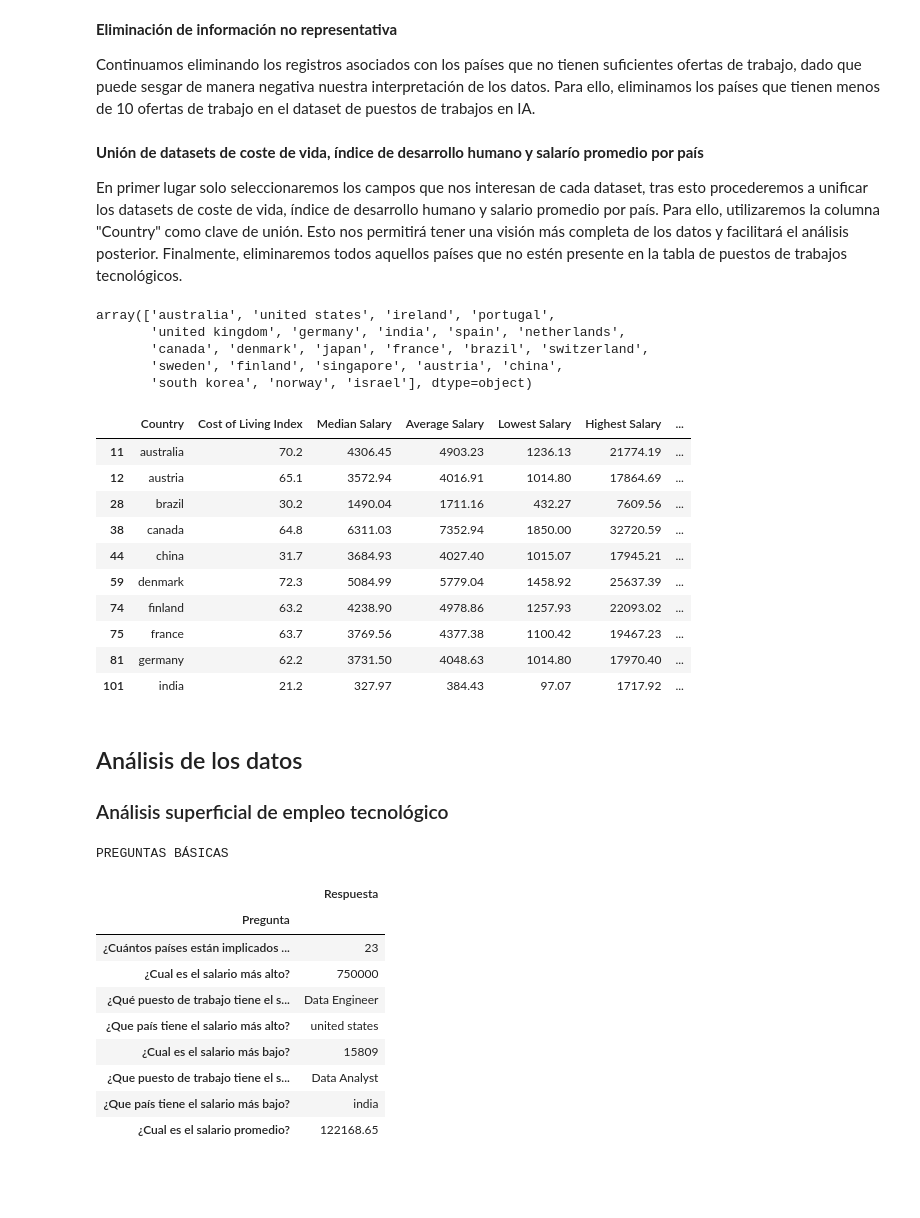
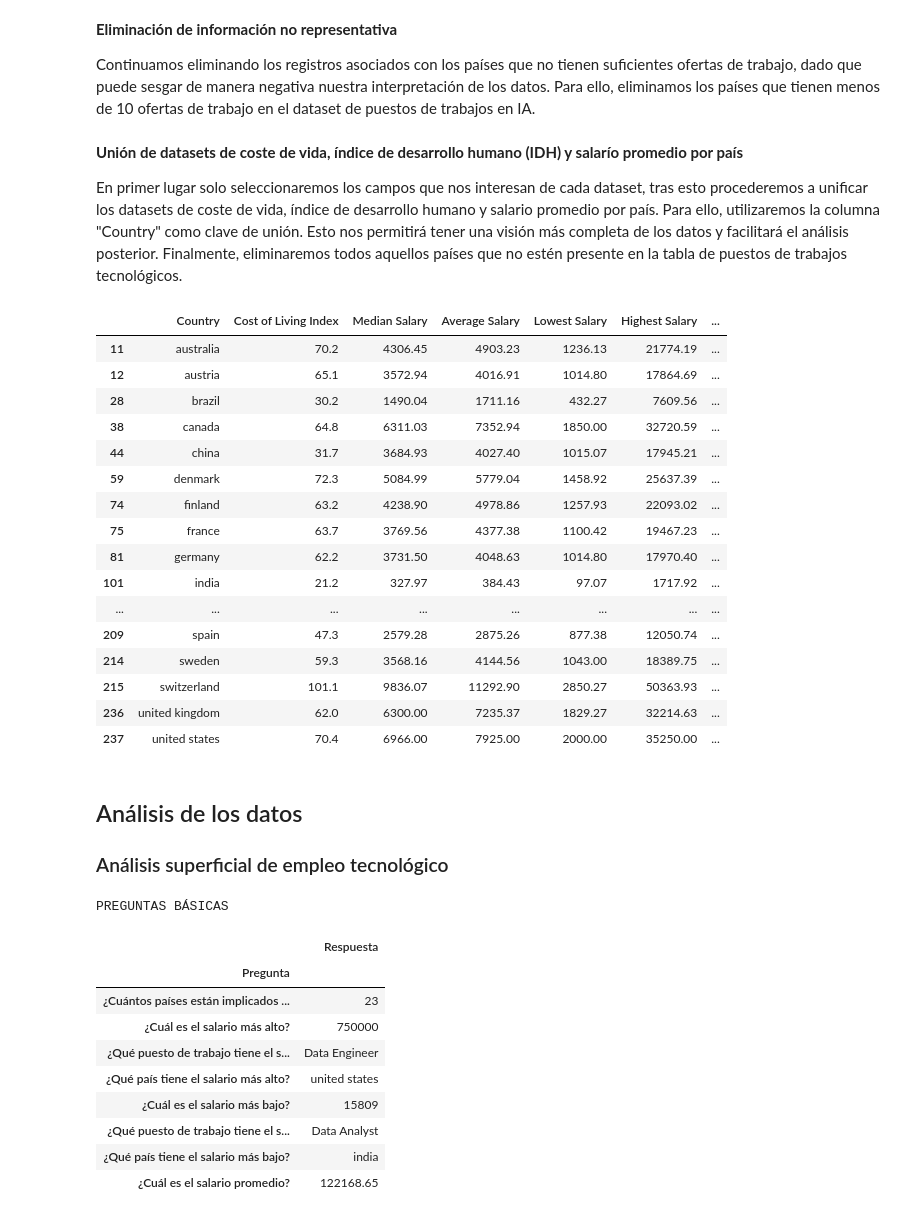
Before and after one commit to MichaeLaudrup/Python_for_AI_VIU, a Jupyter notebook: dataset_project/01_MIAR_ACT_Dataset_Michael_Laudrup_luis_glez.ipynb, the cells around one changed output. Drawn from its saved outputs; the diff is of its cells as text; code cells hidden in the pictures; blank space fills up the shorter version.

```diff
--- a/dataset_project/01_MIAR_ACT_Dataset_Michael_Laudrup_luis_glez.ipynb
+++ b/dataset_project/01_MIAR_ACT_Dataset_Michael_Laudrup_luis_glez.ipynb
@@ -303,55 +308,62 @@ MINIMU_OFFERS = 10
 countries_with_few_jobs = all_tech_jobs_df.groupby('Country').filter(lambda x: len(x) < MINIMU_OFFERS)['Country'].unique()
 all_tech_jobs_df = all_tech_jobs_df[~all_tech_jobs_df['Country'].isin(countries_with_few_jobs)]
 # %% [markdown]
-<b>Unión de datasets de coste de vida, índice de desarrollo humano y salarío promedio por país</b>
+<b>Unión de datasets de coste de vida, índice de desarrollo humano (IDH) y salarío promedio por país</b>
 
 En primer lugar solo seleccionaremos los campos que nos interesan de cada dataset, tras esto procederemos a unificar los datasets de coste de vida, índice de desarrollo humano y salario promedio por país. Para ello, utilizaremos la columna "Country" como clave de unión. Esto nos permitirá tener una visión más completa de los datos y facilitará el análisis posterior. Finalmente, eliminaremos todos aquellos países que no estén presente en la tabla de puestos de trabajos tecnológicos.
 # %%
 life_cost_reduced = cost_of_life_df[['Country', 'Cost of Living Index']]
 avg_salary_reduced = avg_salary_df.drop(columns=['Continent Name', 'Wage Span'])
 idh_reduced = idh_df[['Country', 'Human Development Index']]
 
 countries_in_jobs_df = all_tech_jobs_df['Country'].unique()
-display(countries_in_jobs_df)
 
 indicators_by_country = pd.merge(pd.merge(life_cost_reduced, avg_salary_reduced, on='Country', how='outer'), idh_reduced, on='Country', how='outer')
 indicators_by_country = indicators_by_country[indicators_by_country['Country'].isin(countries_in_jobs_df)]
 
-display(indicators_by_country.head(10))
+display(indicators_by_country)
 # %% [output]
-array(['australia', 'united states', 'ireland', 'portugal',
-       'united kingdom', 'germany', 'india', 'spain', 'netherlands',
-       'canada', 'denmark', 'japan', 'france', 'brazil', 'switzerland',
-       'sweden', 'finland', 'singapore', 'austria', 'china',
-       'south korea', 'norway', 'israel'], dtype=object)
 |  | Country | Cost of Living Index | Median Salary | Average Salary | Lowest Salary | Highest Salary | ... |
 | 11 | australia | 70.2 | 4306.45 | 4903.23 | 1236.13 | 21774.19 | ... |
 | 12 | austria | 65.1 | 3572.94 | 4016.91 | 1014.80 | 17864.69 | ... |
 | 28 | brazil | 30.2 | 1490.04 | 1711.16 | 432.27 | 7609.56 | ... |
 | 38 | canada | 64.8 | 6311.03 | 7352.94 | 1850.00 | 32720.59 | ... |
 | 44 | china | 31.7 | 3684.93 | 4027.40 | 1015.07 | 17945.21 | ... |
 | 59 | denmark | 72.3 | 5084.99 | 5779.04 | 1458.92 | 25637.39 | ... |
 | 74 | finland | 63.2 | 4238.90 | 4978.86 | 1257.93 | 22093.02 | ... |
 | 75 | france | 63.7 | 3769.56 | 4377.38 | 1100.42 | 19467.23 | ... |
 | 81 | germany | 62.2 | 3731.50 | 4048.63 | 1014.80 | 17970.40 | ... |
 | 101 | india | 21.2 | 327.97 | 384.43 | 97.07 | 1717.92 | ... |
+| ... | ... | ... | ... | ... | ... | ... | ... |
+| 209 | spain | 47.3 | 2579.28 | 2875.26 | 877.38 | 12050.74 | ... |
+| 214 | sweden | 59.3 | 3568.16 | 4144.56 | 1043.00 | 18389.75 | ... |
+| 215 | switzerland | 101.1 | 9836.07 | 11292.90 | 2850.27 | 50363.93 | ... |
+| 236 | united kingdom | 62.0 | 6300.00 | 7235.37 | 1829.27 | 32214.63 | ... |
+| 237 | united states | 70.4 | 6966.00 | 7925.00 | 2000.00 | 35250.00 | ... |
 # %% [markdown]
 ## Análisis de los datos
 ### Análisis superficial de empleo tecnológico
 # %%
-# ¿Cuantos países únicos hay en el DataFrame combinado?
-unique_countries = all_tech_jobs_df['Country'].nunique()
+num_countries = all_tech_jobs_df['Country'].nunique()
+max_data = round(all_tech_jobs_df['Salary USD'].max(), 2)
+job_title_max_salary = all_tech_jobs_df[all_tech_jobs_df['Salary USD'] == all_tech_jobs_df['Salary USD'].max()]['Job Title'].unique().tolist()[0]
+country_max_salary = all_tech_jobs_df[all_tech_jobs_df['Salary USD'] == all_tech_jobs_df['Salary USD'].max()]['Country'].unique().tolist()[0]
+min_data = round(all_tech_jobs_df['Salary USD'].min(), 2)
+job_title_min_salary = all_tech_jobs_df[all_tech_jobs_df['Salary USD'] == all_tech_jobs_df['Salary USD'].min()]['Job Title'].unique().tolist()[0]
+country_min_salary = all_tech_jobs_df[all_tech_jobs_df['Salary USD'] == all_tech_jobs_df['Salary USD'].min()]['Country'].unique().tolist()[0]
+avg_salary = round(all_tech_jobs_df['Salary USD'].mean(), 2)
+
 print("PREGUNTAS BÁSICAS")
 
 pair_question_answer = [
-    ('¿Cuántos países están implicados en el estudio?', all_tech_jobs_df['Country'].nunique()),
-    ('¿Cual es el salario más alto?', round(all_tech_jobs_df['Salary USD'].max(),2)),
-    ('¿Qué puesto de trabajo tiene el salario más alto?', all_tech_jobs_df[all_tech_jobs_df['Salary USD'] == all_tech_jobs_df['Salary USD'].max()]['Job Title'].unique().tolist()[0]),
-    ('¿Que país tiene el salario más alto?', all_tech_jobs_df[all_tech_jobs_df['Salary USD'] == all_tech_jobs_df['Salary USD'].max()]['Country'].unique().tolist()[0]),
-    ('¿Cual es el salario más bajo?', round(all_tech_jobs_df['Salary USD'].min(),2)),
-    ('¿Que puesto de trabajo tiene el salario más bajo?', all_tech_jobs_df[all_tech_jobs_df['Salary USD'] == all_tech_jobs_df['Salary USD'].min()]['Job Title'].unique().tolist()[0]),
-    ('¿Que país tiene el salario más bajo?', all_tech_jobs_df[all_tech_jobs_df['Salary USD'] == all_tech_jobs_df['Salary USD'].min()]['Country'].unique().tolist()[0]),
-    ('¿Cual es el salario promedio?', round(all_tech_jobs_df['Salary USD'].mean(),2)),
+    ('¿Cuántos países están implicados en el estudio?', num_countries),
+    ('¿Cuál es el salario más alto?', max_data),
+    ('¿Qué puesto de trabajo tiene el salario más alto?', job_title_max_salary),
+    ('¿Qué país tiene el salario más alto?', country_max_salary),
+    ('¿Cuál es el salario más bajo?', min_data),
+    ('¿Qué puesto de trabajo tiene el salario más bajo?', job_title_min_salary),
+    ('¿Qué país tiene el salario más bajo?', country_min_salary),
+    ('¿Cuál es el salario promedio?', avg_salary),
 ]
 
 job_questions_df = pd.DataFrame(pair_question_answer, columns=['Pregunta', 'Respuesta'])
@@ -362,10 +374,10 @@ PREGUNTAS BÁSICAS
 |  | Respuesta |
 | Pregunta |  |
 | ¿Cuántos países están implicados ... | 23 |
-| ¿Cual es el salario más alto? | 750000 |
+| ¿Cuál es el salario más alto? | 750000 |
 | ¿Qué puesto de trabajo tiene el s... | Data Engineer |
-| ¿Que país tiene el salario más alto? | united states |
-| ¿Cual es el salario más bajo? | 15809 |
-| ¿Que puesto de trabajo tiene el s... | Data Analyst |
-| ¿Que país tiene el salario más bajo? | india |
-| ¿Cual es el salario promedio? | 122168.65 |
+| ¿Qué país tiene el salario más alto? | united states |
+| ¿Cuál es el salario más bajo? | 15809 |
+| ¿Qué puesto de trabajo tiene el s... | Data Analyst |
+| ¿Qué país tiene el salario más bajo? | india |
+| ¿Cuál es el salario promedio? | 122168.65 |
```
Also changed, not shown: parts of 33 cells of this notebook, 2 other files.
